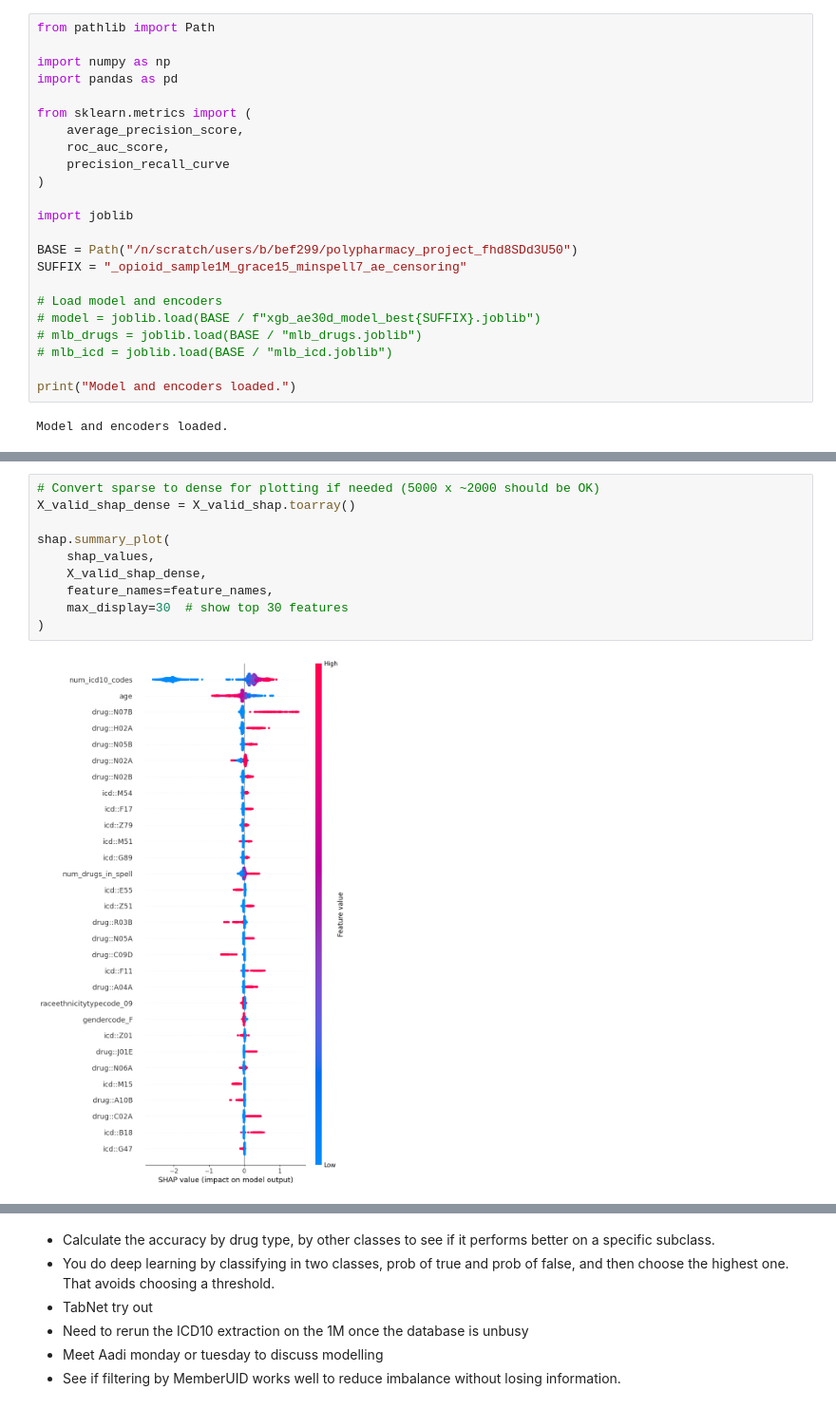
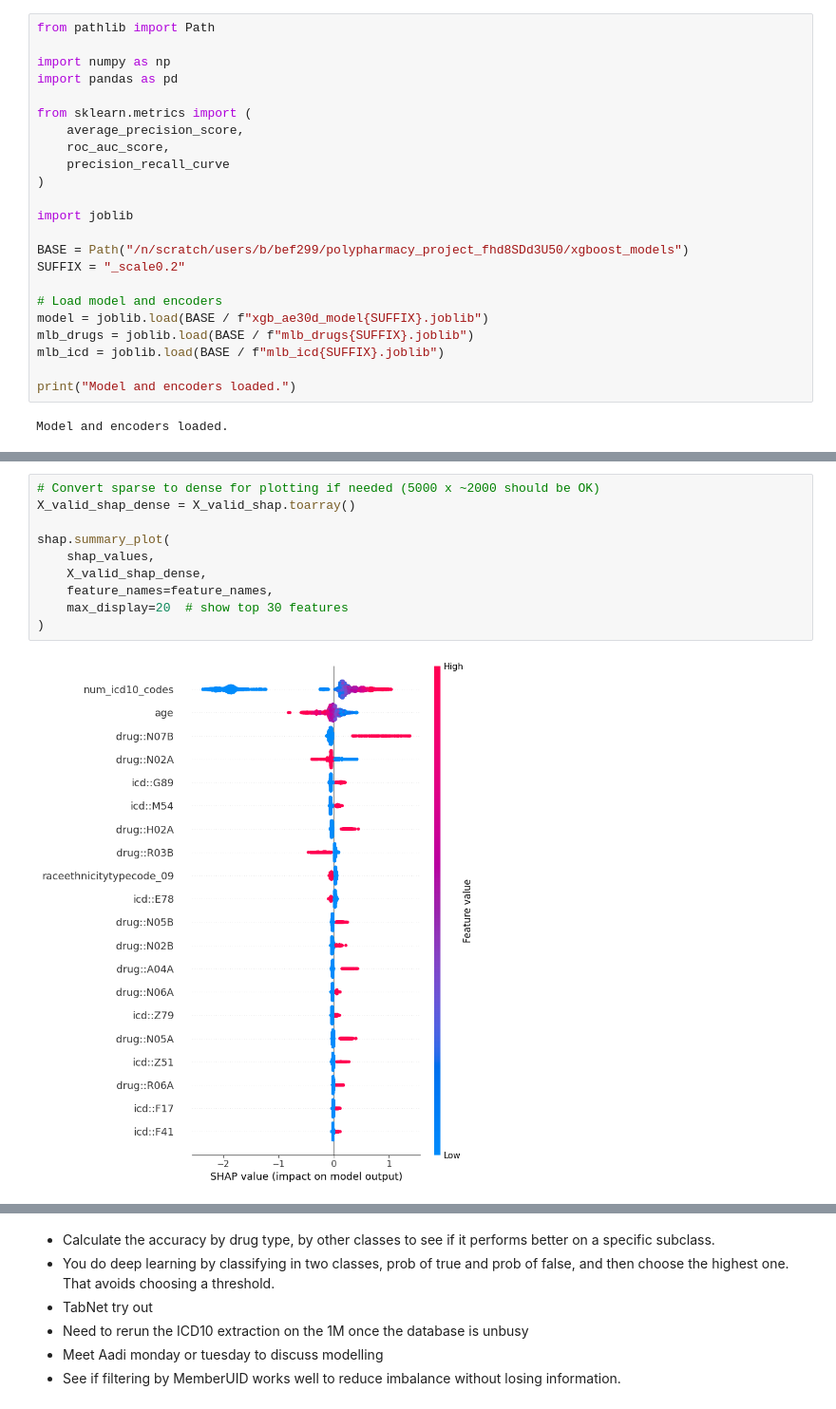
Before and after one commit to beni-1414/bmif204_claims_project, a Jupyter notebook: src/modelling/xgboost.ipynb, the cells around one changed output, grey strips where cells are left out. Shown at 95% size. Cells and saved outputs as stored; diff of their text form.

Commit message:
feat: results xgboost

```diff
--- a/src/modelling/xgboost.ipynb
+++ b/src/modelling/xgboost.ipynb
@@ -391,13 +204,13 @@ from sklearn.metrics import (
 
 import joblib
 
-BASE = Path("/n/scratch/users/b/bef299/polypharmacy_project_fhd8SDd3U50")
-SUFFIX = "_opioid_sample1M_grace15_minspell7_ae_censoring"
+BASE = Path("/n/scratch/users/b/bef299/polypharmacy_project_fhd8SDd3U50/xgboost_models")
+SUFFIX = "_scale0.2"
 
 # Load model and encoders
-# model = joblib.load(BASE / f"xgb_ae30d_model_best{SUFFIX}.joblib")
-# mlb_drugs = joblib.load(BASE / "mlb_drugs.joblib")
-# mlb_icd = joblib.load(BASE / "mlb_icd.joblib")
+model = joblib.load(BASE / f"xgb_ae30d_model{SUFFIX}.joblib")
+mlb_drugs = joblib.load(BASE / f"mlb_drugs{SUFFIX}.joblib")
+mlb_icd = joblib.load(BASE / f"mlb_icd{SUFFIX}.joblib")
 
 print("Model and encoders loaded.")
 # %% [output]
@@ -558,15 +356,15 @@ SHAP values shape: (5000, 2069)
 # %%
 # Convert sparse to dense for plotting if needed (5000 x ~2000 should be OK)
 X_valid_shap_dense = X_valid_shap.toarray()
 
 shap.summary_plot(
     shap_values,
     X_valid_shap_dense,
     feature_names=feature_names,
-    max_display=30  # show top 30 features
+    max_display=20  # show top 30 features
 )
 # %% [output]
-[figure, old version]
+[figure, new version]
 # %%
 shap.summary_plot(
     shap_values,
```
Also changed, not shown: parts of 14 cells of this notebook, 5 other files.
